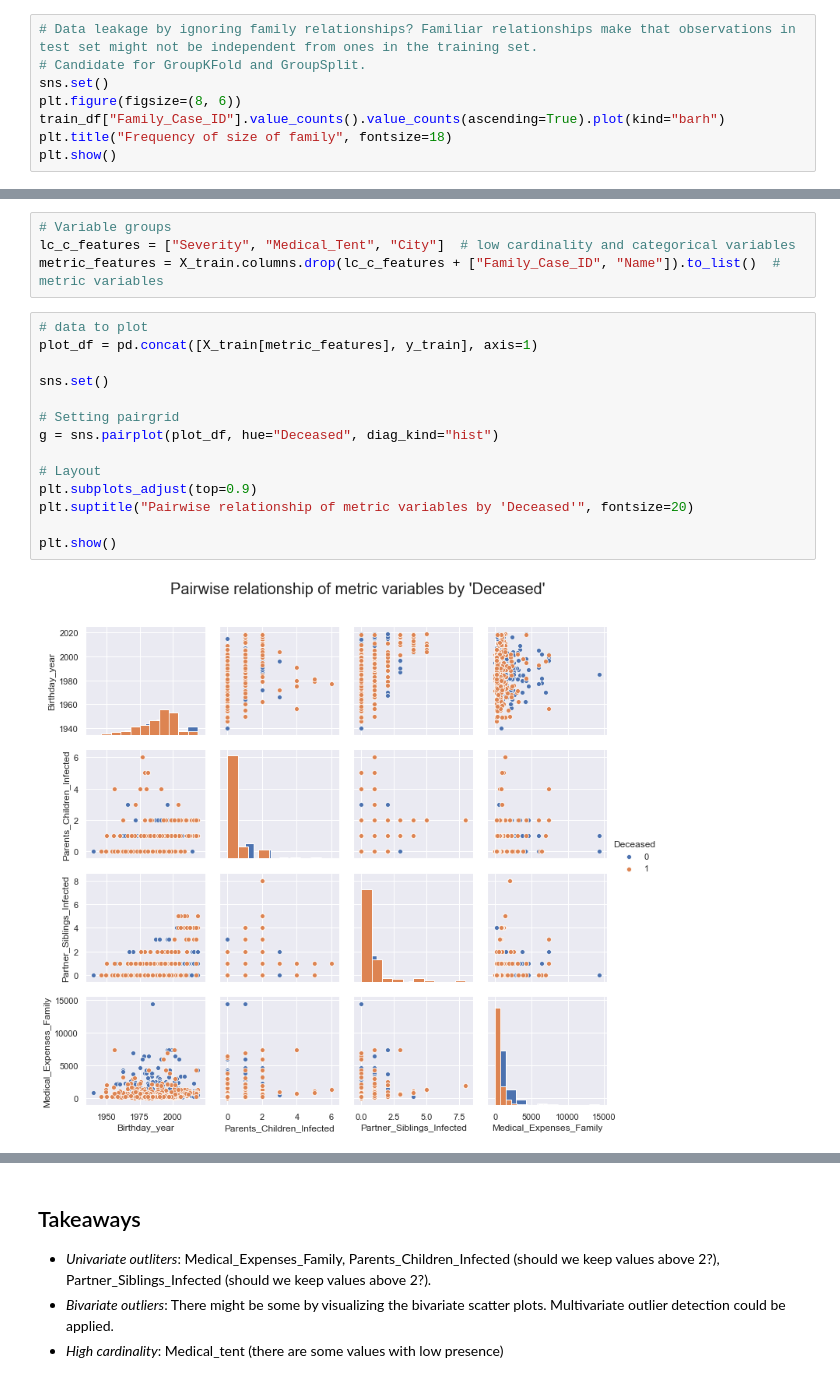
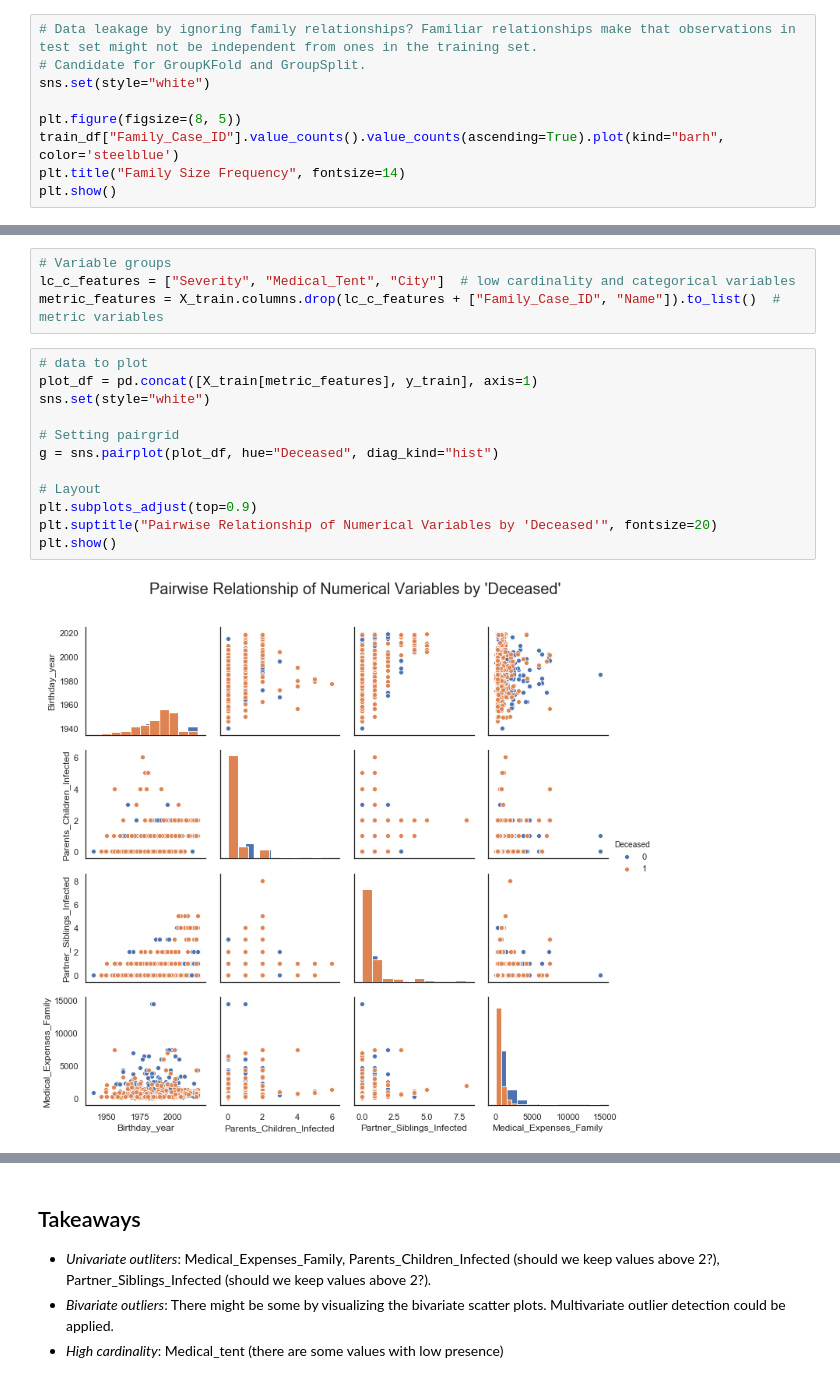
Before and after one commit to DavidSilva98/ML_project, a Jupyter notebook: group7.ipynb, the cells around one changed output, grey strips where cells are left out. Saved outputs shown, nothing was run; the diff lists cells and outputs as text.

```diff
--- a/group7.ipynb
+++ b/group7.ipynb
@@ -183,9 +187,10 @@ Name: Deceased, dtype: int64
 # %%
 # Data leakage by ignoring family relationships? Familiar relationships make that observations in test set might not be independent from ones in the training set.
 # Candidate for GroupKFold and GroupSplit.
-sns.set()
-plt.figure(figsize=(8, 6))
-train_df["Family_Case_ID"].value_counts().value_counts(ascending=True).plot(kind="barh")
-plt.title("Frequency of size of family", fontsize=18)
+sns.set(style="white")
+
+plt.figure(figsize=(8, 5))
+train_df["Family_Case_ID"].value_counts().value_counts(ascending=True).plot(kind="barh", color='steelblue')
+plt.title("Family Size Frequency", fontsize=14)
 plt.show()
 # %% [output]
@@ -235,17 +240,15 @@ metric_features = X_train.columns.drop(lc_c_features + ["Family_Case_ID", "Name"
 # %%
 # data to plot
 plot_df = pd.concat([X_train[metric_features], y_train], axis=1)
-
-sns.set()
+sns.set(style="white")
 
 # Setting pairgrid
 g = sns.pairplot(plot_df, hue="Deceased", diag_kind="hist")
 
 # Layout
 plt.subplots_adjust(top=0.9)
-plt.suptitle("Pairwise relationship of metric variables by 'Deceased'", fontsize=20)
-
+plt.suptitle("Pairwise Relationship of Numerical Variables by 'Deceased'", fontsize=20)
 plt.show()
 # %% [output]
-[figure, old version]
+[figure, new version]
 # %%
```
Also changed, not shown: parts of 27 cells of this notebook.
